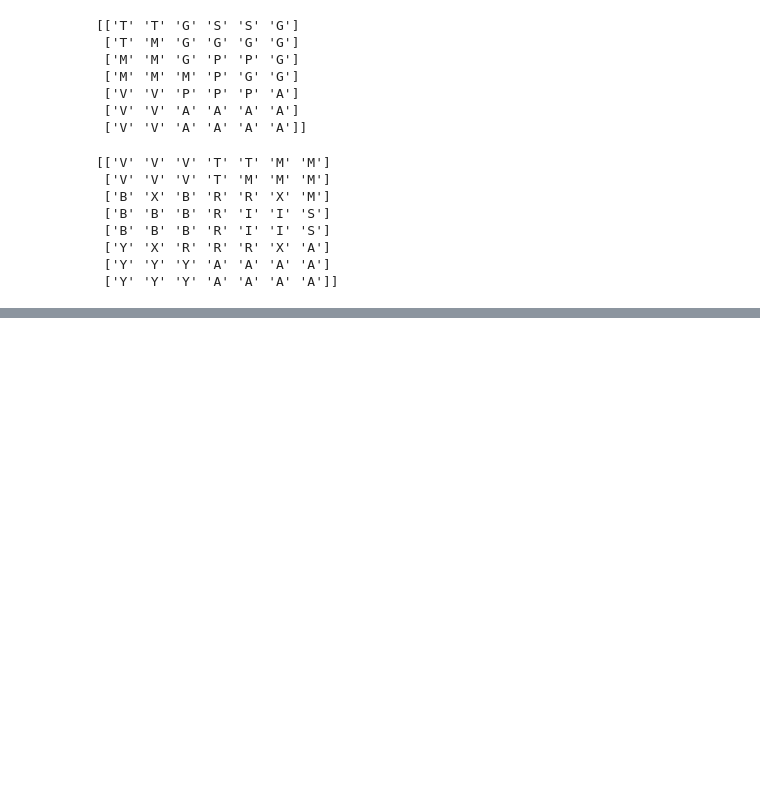
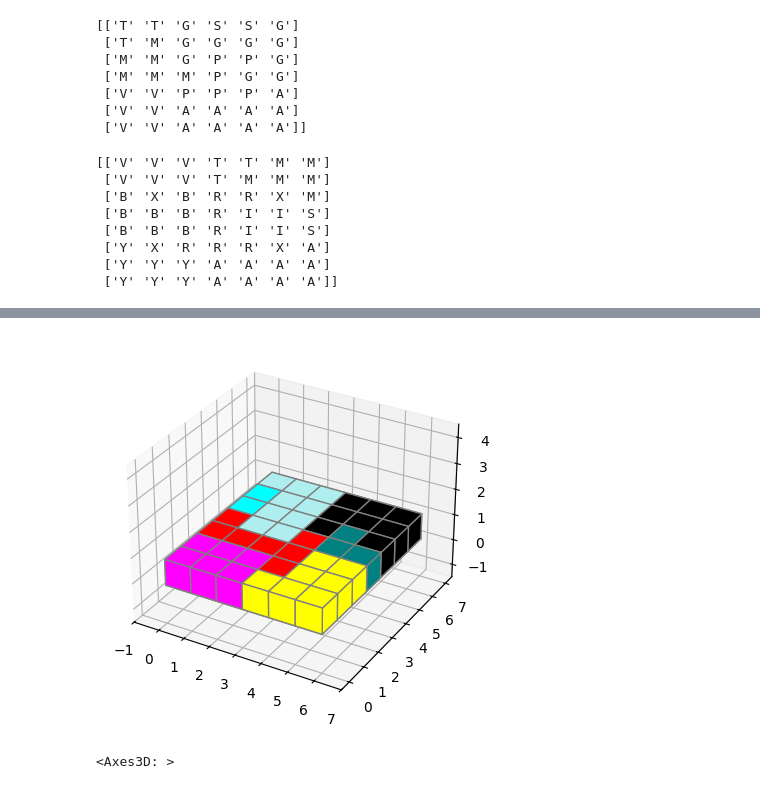
Before and after one commit to pdornian/cat_stax_solver, a Jupyter notebook: sandbox.ipynb, the cells around one changed output, grey strips where cells are left out. Drawn from its saved outputs; the diff is of its cells as text; code cells hidden in the pictures; blank space fills up the shorter version.

```diff
--- a/sandbox.ipynb
+++ b/sandbox.ipynb
@@ -12,7 +12,7 @@ grid, cats=solve_puzzle(['black', 'mint', 'violet', 'sky', 'teal'], grid1)
  ['B' 'B' 'B' 'V' 'V']]
 # %%
 grid5=init_puzzle_grid(6,7)
-grid, cats=solve_puzzle(['arctic','violet', 'sky', 'teal', 'yellow', 'black', 'red'], grid5)
+grid5, cats=solve_puzzle(['arctic','violet', 'sky', 'teal', 'yellow', 'black', 'red'], grid5)
 # %% [output]
 [['V' 'V' 'R' 'R' 'S' 'S' 'A']
  ['V' 'V' 'R' 'A' 'A' 'A' 'A']
@@ -138 +110,6 @@ plot_puzzle(solved_grid16)
 <Axes3D: >
+# %%
+plot_puzzle(grid5)
+# %% [output]
+[figure, added]
+<Axes3D: >
```
Also changed, not shown: parts of 8 cells of this notebook, 2 other files.
